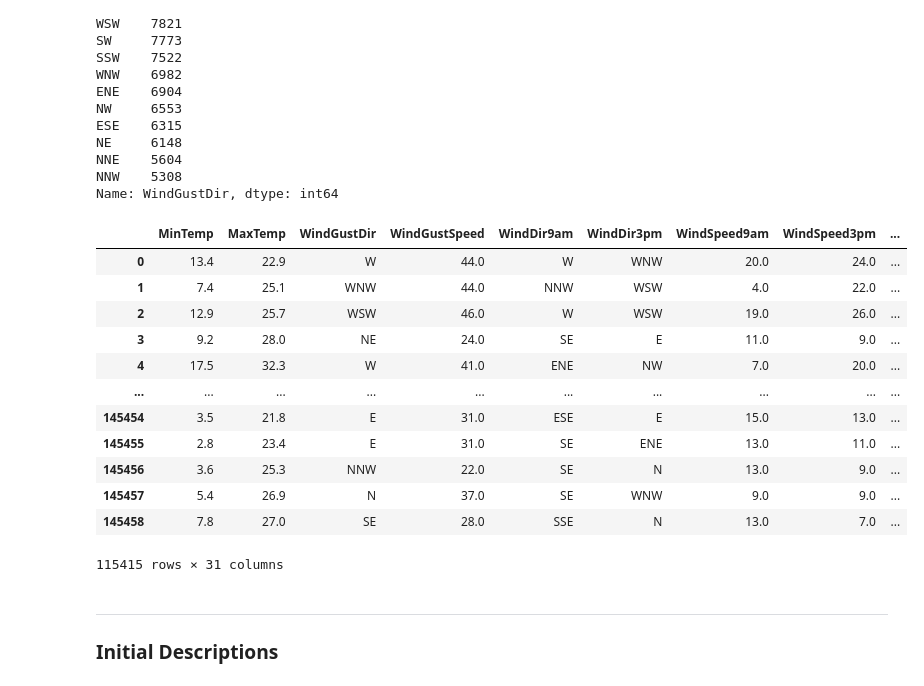
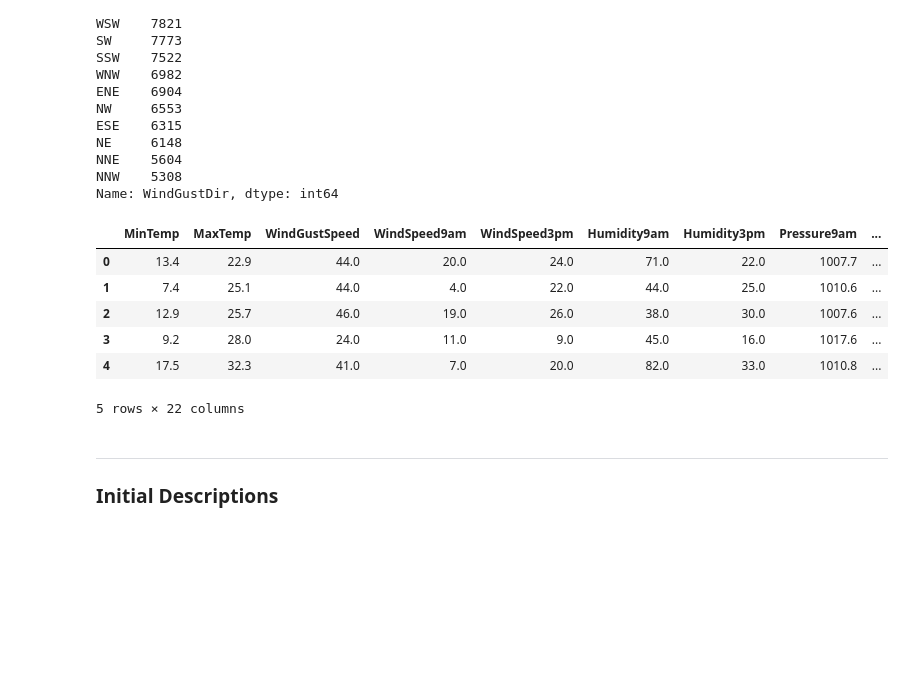
Before and after one commit to abbycarr/DS4400-ML-Rain, a Jupyter notebook: RainNotebook.ipynb, the cells around one changed output. Saved outputs shown, nothing was run; the diff lists cells and outputs as text; code cells hidden in the pictures; blank space fills up the shorter version.

Commit message:
Simplify directional encoding. Added Naive Bayes Classifier

```diff
--- a/RainNotebook.ipynb
+++ b/RainNotebook.ipynb
@@ -206,25 +137,32 @@ def encoding_W(row):
+# %%
+update_columns = ['WindGustDir', 'WindDir9am', 'WindDir3pm']
+def encoding_N(row):
+    if 'N' in row[column]:
+        return 1
+    else:
+        return 0
+
+def encoding_E(row):
+    if 'E' in row[column]:
+        return 1
+    else:
+        return 0
 # %%
 for column in update_columns:
     df[column+'N'] = df.apply(lambda row: encoding_N(row), axis=1)
     df[column+'E'] = df.apply(lambda row: encoding_E(row), axis=1)
-    df[column+'S'] = df.apply(lambda row: encoding_S(row), axis=1)
-    df[column+'W'] = df.apply(lambda row: encoding_W(row), axis=1)
+# %%
+df.drop(['WindGustDir', 'WindDir9am', 'WindDir3pm'], axis = 1, inplace = True)
 # %%
-df
+df.head()
 # %% [output]
-|  | MinTemp | MaxTemp | WindGustDir | WindGustSpeed | WindDir9am | WindDir3pm | WindSpeed9am | WindSpeed3pm | ... |
-| 0 | 13.4 | 22.9 | W | 44.0 | W | WNW | 20.0 | 24.0 | ... |
-| 1 | 7.4 | 25.1 | WNW | 44.0 | NNW | WSW | 4.0 | 22.0 | ... |
-| 2 | 12.9 | 25.7 | WSW | 46.0 | W | WSW | 19.0 | 26.0 | ... |
-| 3 | 9.2 | 28.0 | NE | 24.0 | SE | E | 11.0 | 9.0 | ... |
-| 4 | 17.5 | 32.3 | W | 41.0 | ENE | NW | 7.0 | 20.0 | ... |
-| ... | ... | ... | ... | ... | ... | ... | ... | ... | ... |
-| 145454 | 3.5 | 21.8 | E | 31.0 | ESE | E | 15.0 | 13.0 | ... |
-| 145455 | 2.8 | 23.4 | E | 31.0 | SE | ENE | 13.0 | 11.0 | ... |
-| 145456 | 3.6 | 25.3 | NNW | 22.0 | SE | N | 13.0 | 9.0 | ... |
-| 145457 | 5.4 | 26.9 | N | 37.0 | SE | WNW | 9.0 | 9.0 | ... |
-| 145458 | 7.8 | 27.0 | SE | 28.0 | SSE | N | 13.0 | 7.0 | ... |
+|  | MinTemp | MaxTemp | WindGustSpeed | WindSpeed9am | WindSpeed3pm | Humidity9am | Humidity3pm | Pressure9am | ... |
+| 0 | 13.4 | 22.9 | 44.0 | 20.0 | 24.0 | 71.0 | 22.0 | 1007.7 | ... |
+| 1 | 7.4 | 25.1 | 44.0 | 4.0 | 22.0 | 44.0 | 25.0 | 1010.6 | ... |
+| 2 | 12.9 | 25.7 | 46.0 | 19.0 | 26.0 | 38.0 | 30.0 | 1007.6 | ... |
+| 3 | 9.2 | 28.0 | 24.0 | 11.0 | 9.0 | 45.0 | 16.0 | 1017.6 | ... |
+| 4 | 17.5 | 32.3 | 41.0 | 7.0 | 20.0 | 82.0 | 33.0 | 1010.8 | ... |
-115415 rows × 31 columns
+5 rows × 22 columns
 # %% [markdown]
 ---
 ### Initial Descriptions
```
Also changed, not shown: parts of 18 cells of this notebook.
